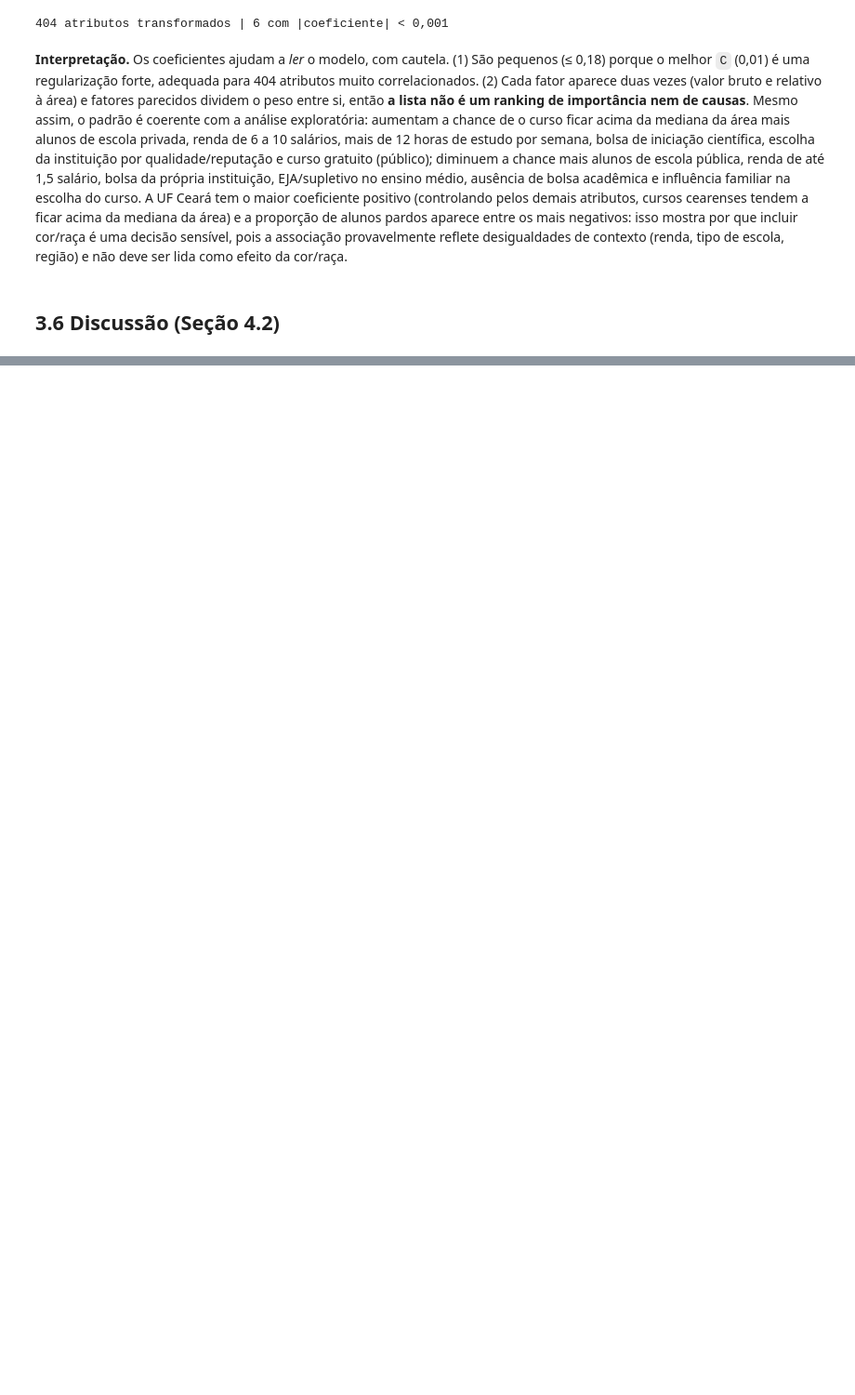
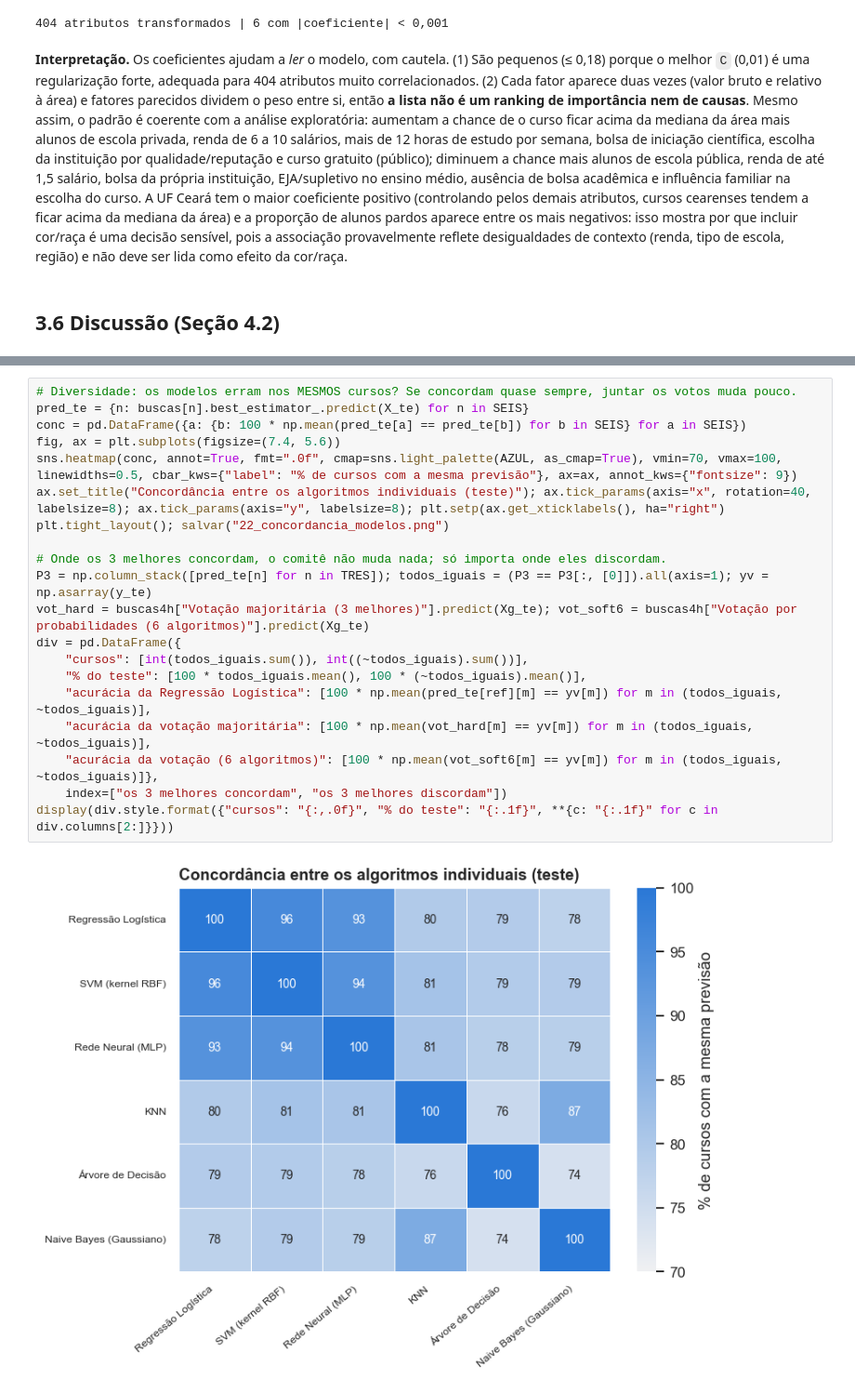
Before and after one commit to NicolasSimoes/cienciasdedados, a Jupyter notebook: cienciadados/ENADE2023/ENADE2023_Sprints_1_2_3.ipynb, the cells around one changed output, grey strips where cells are left out. Shown at 93% size. Cells and saved outputs as stored; diff of their text form; blank space fills up the shorter version.

```diff
--- a/cienciadados/ENADE2023/ENADE2023_Sprints_1_2_3.ipynb
+++ b/cienciadados/ENADE2023/ENADE2023_Sprints_1_2_3.ipynb
@@ -1370,0 +1793,22 @@ print(f"{len(imp)} atributos transformados | {int((imp['coeficiente'].abs() < 1e
+# %%
+# Diversidade: os modelos erram nos MESMOS cursos? Se concordam quase sempre, juntar os votos muda pouco.
+pred_te = {n: buscas[n].best_estimator_.predict(X_te) for n in SEIS}
+conc = pd.DataFrame({a: {b: 100 * np.mean(pred_te[a] == pred_te[b]) for b in SEIS} for a in SEIS})
+fig, ax = plt.subplots(figsize=(7.4, 5.6))
+sns.heatmap(conc, annot=True, fmt=".0f", cmap=sns.light_palette(AZUL, as_cmap=True), vmin=70, vmax=100, linewidths=0.5, cbar_kws={"label": "% de cursos com a mesma previsão"}, ax=ax, annot_kws={"fontsize": 9})
+ax.set_title("Concordância entre os algoritmos individuais (teste)"); ax.tick_params(axis="x", rotation=40, labelsize=8); ax.tick_params(axis="y", labelsize=8); plt.setp(ax.get_xticklabels(), ha="right")
+plt.tight_layout(); salvar("22_concordancia_modelos.png")
+
+# Onde os 3 melhores concordam, o comitê não muda nada; só importa onde eles discordam.
+P3 = np.column_stack([pred_te[n] for n in TRES]); todos_iguais = (P3 == P3[:, [0]]).all(axis=1); yv = np.asarray(y_te)
+vot_hard = buscas4h["Votação majoritária (3 melhores)"].predict(Xg_te); vot_soft6 = buscas4h["Votação por probabilidades (6 algoritmos)"].predict(Xg_te)
+div = pd.DataFrame({
+    "cursos": [int(todos_iguais.sum()), int((~todos_iguais).sum())],
+    "% do teste": [100 * todos_iguais.mean(), 100 * (~todos_iguais).mean()],
+    "acurácia da Regressão Logística": [100 * np.mean(pred_te[ref][m] == yv[m]) for m in (todos_iguais, ~todos_iguais)],
+    "acurácia da votação majoritária": [100 * np.mean(vot_hard[m] == yv[m]) for m in (todos_iguais, ~todos_iguais)],
+    "acurácia da votação (6 algoritmos)": [100 * np.mean(vot_soft6[m] == yv[m]) for m in (todos_iguais, ~todos_iguais)]},
+    index=["os 3 melhores concordam", "os 3 melhores discordam"])
+display(div.style.format({"cursos": "{:,.0f}", "% do teste": "{:.1f}", **{c: "{:.1f}" for c in div.columns[2:]}}))
+# %% [output]
+[figure, added]
```
Also changed, not shown: parts of 36 cells of this notebook, 9 other files.
